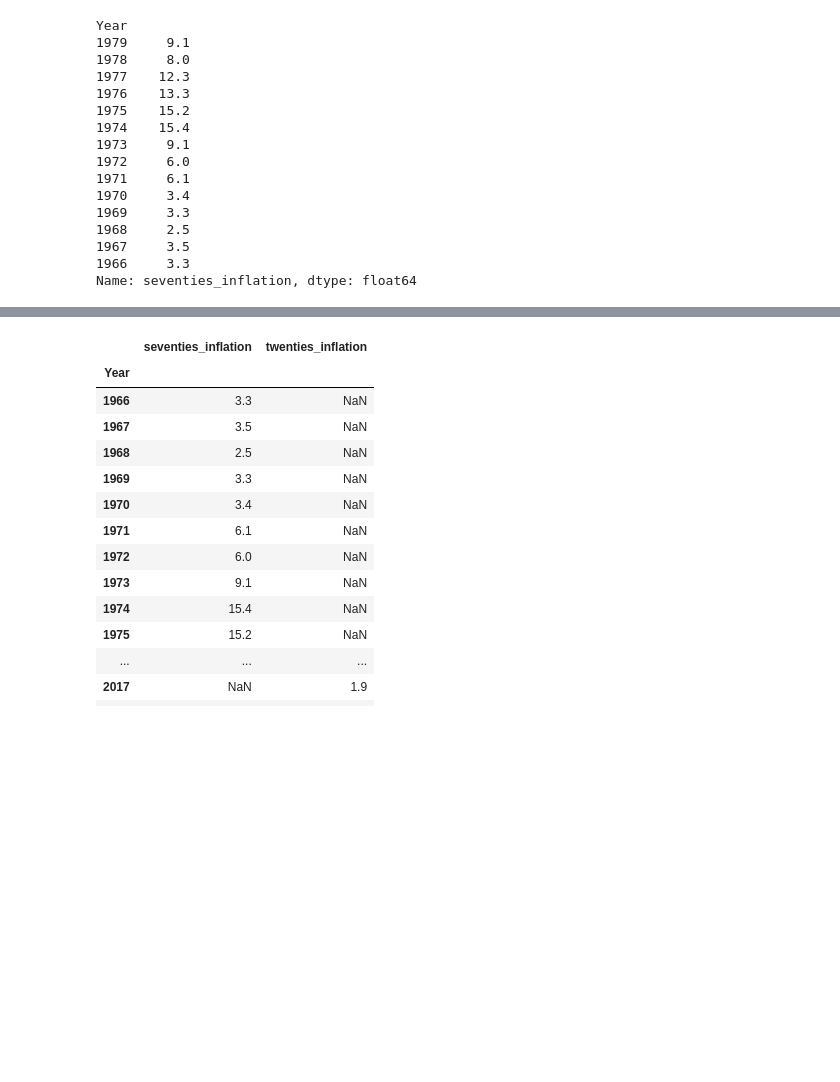
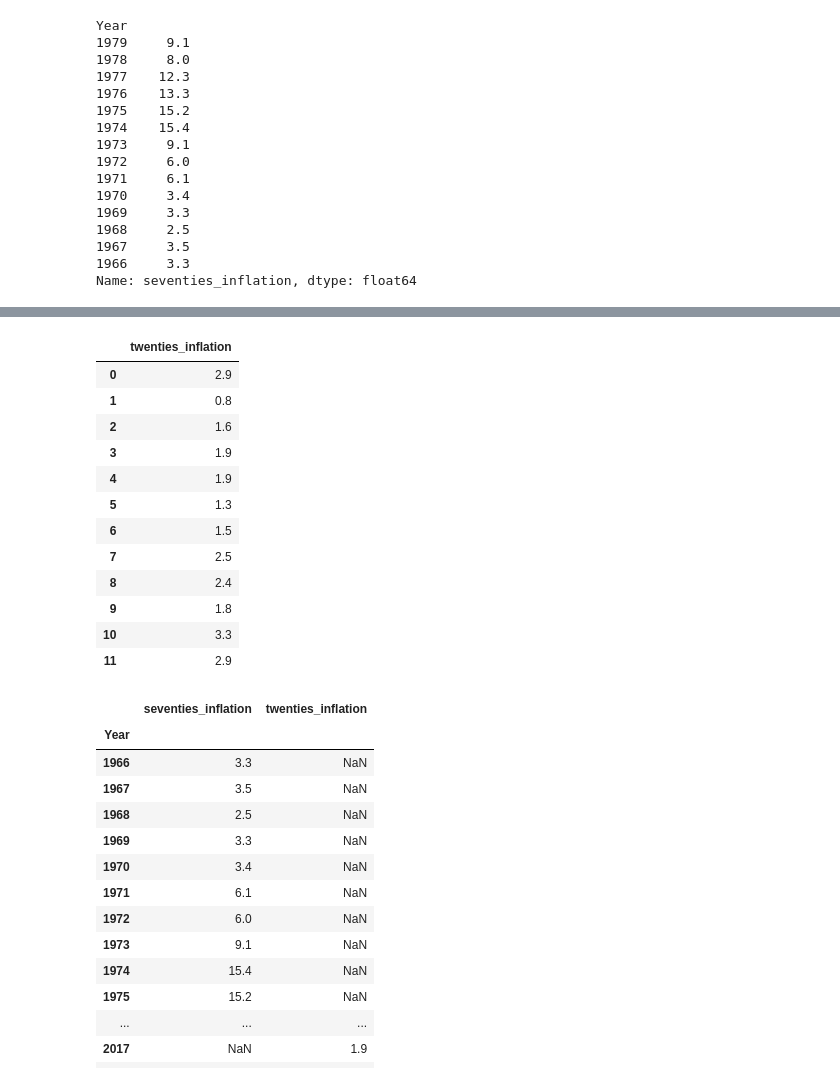
Before and after one commit to malrepos/FirstGroup, a Jupyter notebook: presentation_draft.ipynb, the cells around one changed output, grey strips where cells are left out. Drawn from its saved outputs; the diff is of its cells as text; code cells hidden in the pictures; blank space fills up the shorter version.

```diff
--- a/presentation_draft.ipynb
+++ b/presentation_draft.ipynb
@@ -164,4 +168,4 @@ seventies_df.hvplot(
 # I call it twenties however it includes 2010 - 2021
 
 twenties_df = inflation_df.rename(columns = {'Annual_Inflation':'twenties_inflation'})
-twenties_df = twenties_df.iloc[1:13]
+twenties_df = twenties_df["twenties_inflation"].iloc[1:13]
@@ -176,3 +240,20 @@ twenties_df.hvplot(
+# %%
+twenties_inf = twenties_df.reset_index().drop(["Year"], axis=1)
+twenties_inf
+# %% [output]
+|  | twenties_inflation |
+| 0 | 2.9 |
+| 1 | 0.8 |
+| 2 | 1.6 |
+| 3 | 1.9 |
+| 4 | 1.9 |
+| 5 | 1.3 |
+| 6 | 1.5 |
+| 7 | 2.5 |
+| 8 | 2.4 |
+| 9 | 1.8 |
+| 10 | 3.3 |
+| 11 | 2.9 |
 # %%
 comparison = pd.concat([seventies_df, twenties_df], axis=1)
 # %%
```
Also changed, not shown: parts of 6 cells of this notebook.
